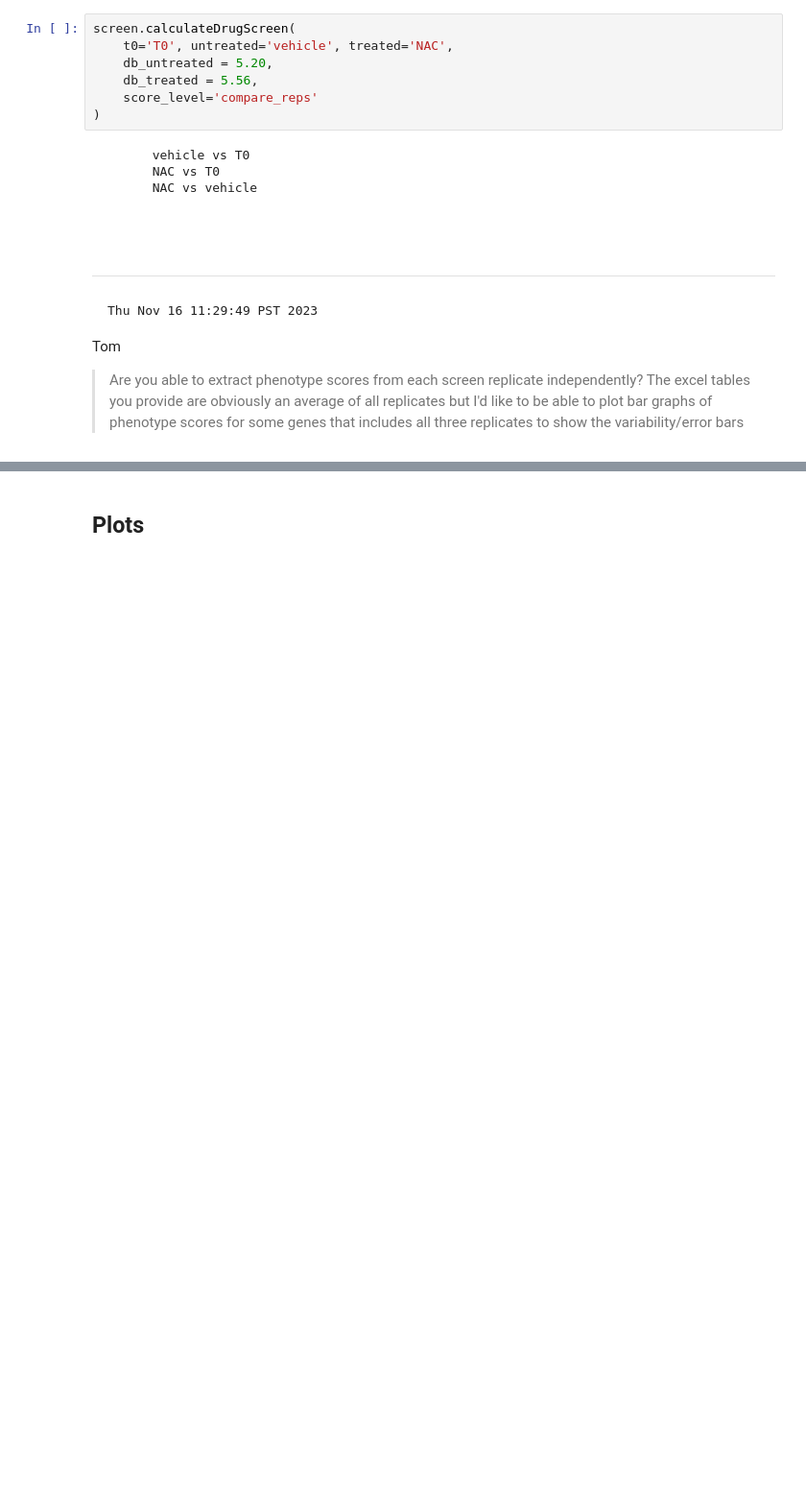
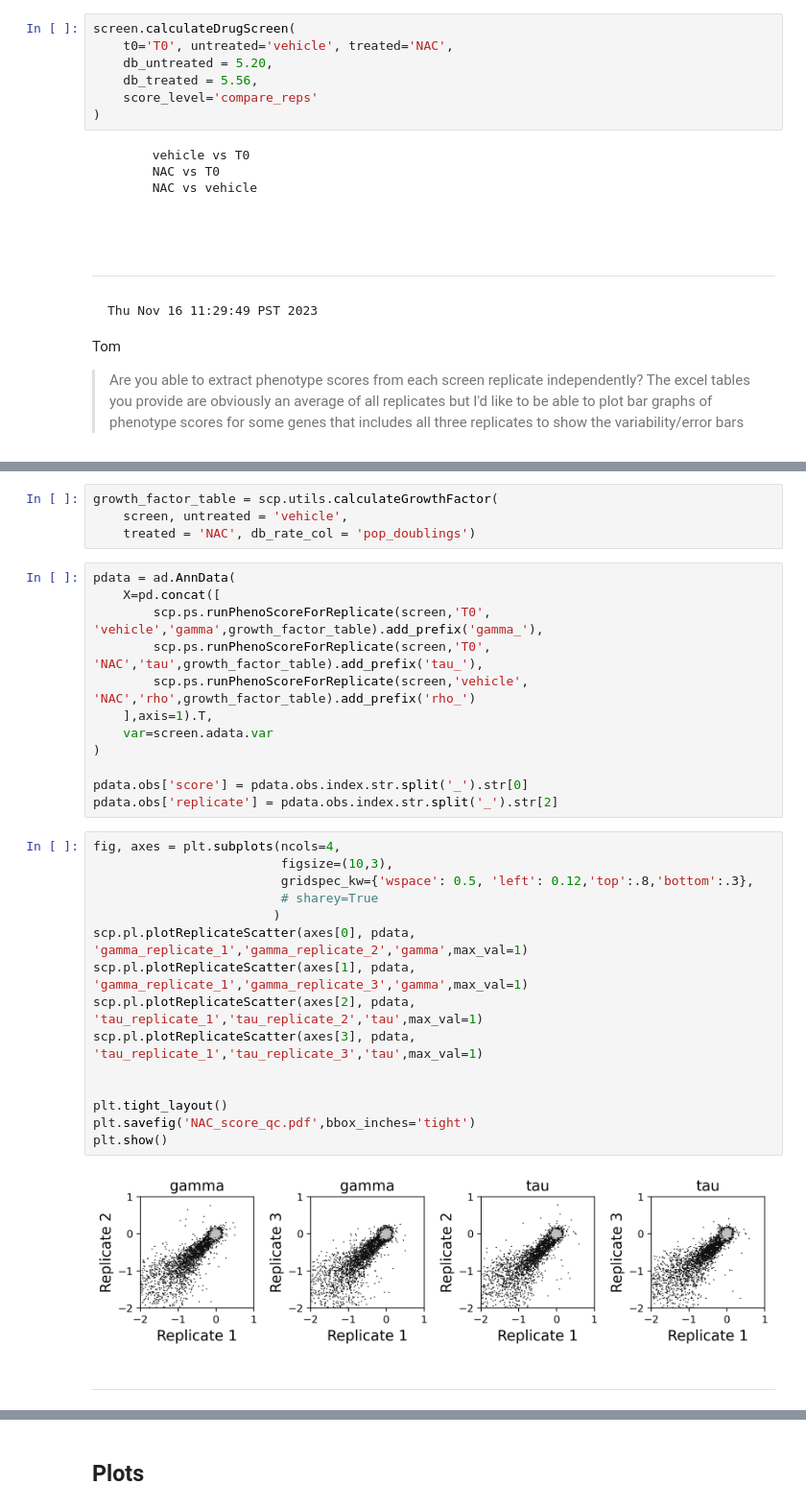
Before and after one commit to abearab/DDRi-screens, a Jupyter notebook: CRISPRi-NAC/screen_analysis.ipynb, the cells around one changed output, grey strips where cells are left out. Shown: that part at 96% size. Drawn from its saved outputs; the diff is of its cells as text; blank space fills up the shorter version.

```diff
--- a/CRISPRi-NAC/screen_analysis.ipynb
+++ b/CRISPRi-NAC/screen_analysis.ipynb
@@ -184,0 +185,35 @@ screen.phenotypes['compare_reps'].to_excel('NAC_screen_results.xlsx')
+# %%
+growth_factor_table = scp.utils.calculateGrowthFactor(
+    screen, untreated = 'vehicle',
+    treated = 'NAC', db_rate_col = 'pop_doublings')
+# %%
+pdata = ad.AnnData(
+    X=pd.concat([
+        scp.ps.runPhenoScoreForReplicate(screen,'T0', 'vehicle','gamma',growth_factor_table).add_prefix('gamma_'),
+        scp.ps.runPhenoScoreForReplicate(screen,'T0', 'NAC','tau',growth_factor_table).add_prefix('tau_'),
+        scp.ps.runPhenoScoreForReplicate(screen,'vehicle', 'NAC','rho',growth_factor_table).add_prefix('rho_')
+    ],axis=1).T,
+    var=screen.adata.var
+)
+
+pdata.obs['score'] = pdata.obs.index.str.split('_').str[0]
+pdata.obs['replicate'] = pdata.obs.index.str.split('_').str[2]
+# %%
+fig, axes = plt.subplots(ncols=4,
+                         figsize=(10,3),
+                         gridspec_kw={'wspace': 0.5, 'left': 0.12,'top':.8,'bottom':.3},
+                         # sharey=True
+                        )
+scp.pl.plotReplicateScatter(axes[0], pdata, 'gamma_replicate_1','gamma_replicate_2','gamma',max_val=1)
+scp.pl.plotReplicateScatter(axes[1], pdata, 'gamma_replicate_1','gamma_replicate_3','gamma',max_val=1)
+scp.pl.plotReplicateScatter(axes[2], pdata, 'tau_replicate_1','tau_replicate_2','tau',max_val=1)
+scp.pl.plotReplicateScatter(axes[3], pdata, 'tau_replicate_1','tau_replicate_3','tau',max_val=1)
+
+
+plt.tight_layout()
+plt.savefig('NAC_score_qc.pdf',bbox_inches='tight')
+plt.show()
+# %% [output]
+[figure, added]
+# %% [markdown]
+___
```
Also changed, not shown: parts of 40 cells of this notebook, 8 other files.
